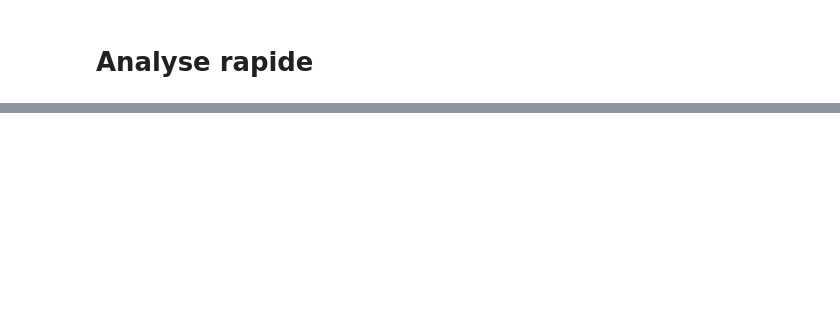
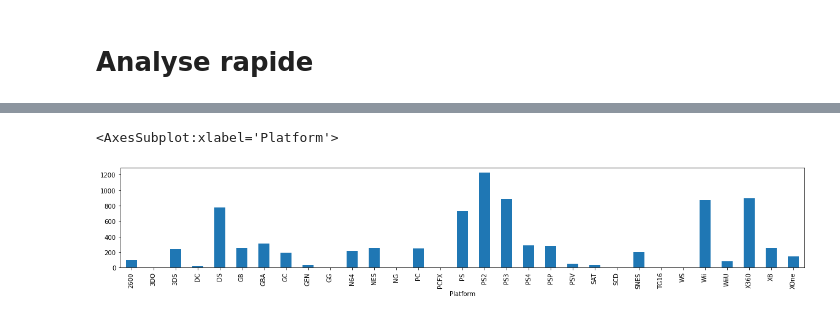
Before and after one commit to ludovicChevallier/Python_for_Data_Analysis, a Jupyter notebook: Devoir-checkpoint.ipynb, the cells around one changed output, grey strips where cells are left out. Drawn from its saved outputs; the diff is of its cells as text; code cells hidden in the pictures; blank space fills up the shorter version.

```diff
--- a/Devoir-checkpoint.ipynb
+++ b/Devoir-checkpoint.ipynb
@@ -5,6 +9,5 @@ import seaborn
 from pandas import Series, DataFrame
 import matplotlib.pyplot as plt
 # %%
-cars=pd.read_csv('C:/Users/ludo1/Python for Data analysis/TD1/cars.csv',sep=";")
-cars
+jeux=pd.read_csv('C:/Users/ludo1/Python for Data analysis/TD1/Video_Games_Sales_as_at_22_Dec_2016.csv',error_bad_lines=False ,dtype=None, sep=",")
 # %% [output]
@@ -39,0 +63,6 @@ Cette table contient les données de 400 voitures , elle contient leur puissance
+# %%
+# En regardant rapidement la base de donnée on se rend compte que pas mal de jeux on des donnée manquantes nous allons donc conserver seulement les jeux ayant toute leurs informations
+jeux2=jeux
+jeux=jeux.dropna()
+jeux
+# Nous conservons donc à la fin environ 6500 jeux
@@ -122,0 +109,7 @@ cars.groupby("Model").Horsepower.max().plot()
+# %%
+#Quel sont les ventes total de chaque plateform
+fig = plt.figure(1, figsize=(20, 3))
+jeux.groupby("Platform").Global_Sales.sum().plot(kind="bar")
+# %% [output]
+<AxesSubplot:xlabel='Platform'>
+[figure, added]
```
Also changed, not shown: parts of 31 cells of this notebook, 2 other files.
